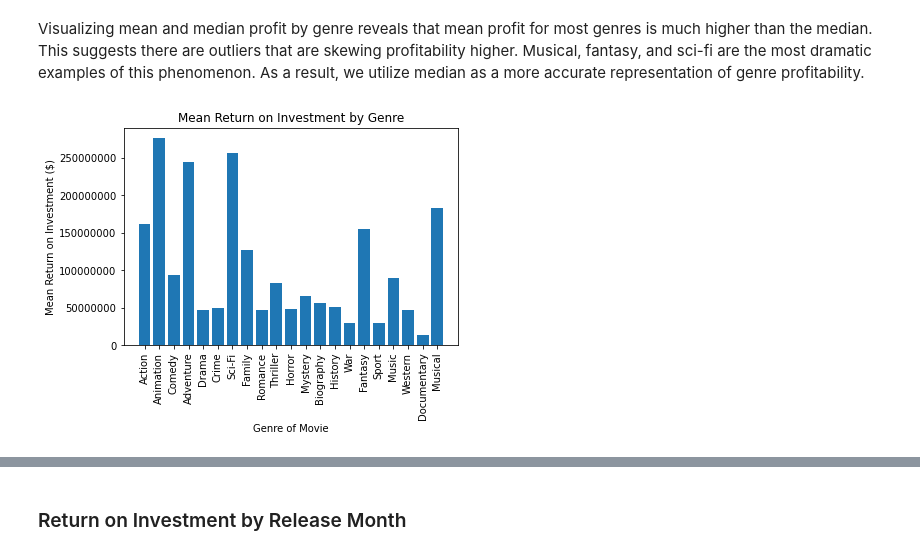
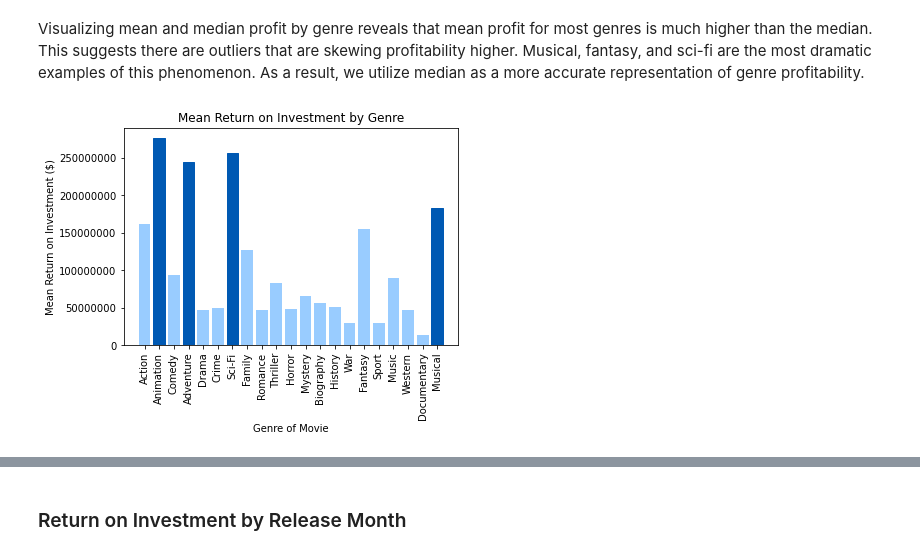
Before and after one commit to ThomasHChapman/p1_project, a Jupyter notebook: main_notebook.ipynb, the cells around one changed output, grey strips where cells are left out. Cells and saved outputs as stored; diff of their text form; code cells hidden in the pictures.

```diff
--- a/main_notebook.ipynb
+++ b/main_notebook.ipynb
@@ -369,11 +369,15 @@ genre_medians
 Visualizing mean and median profit by genre reveals that mean profit for most genres is much higher than the median. This suggests there are outliers that are skewing profitability higher. Musical, fantasy, and sci-fi are the most dramatic examples of this phenomenon. As a result, we utilize median as a more accurate representation of genre profitability.
 # %%
 avg_profit, ax = plt.subplots()
-ax.bar(x = list(genre_profits.keys()), height = list(genre_profits.values()));
+ret = ax.bar(x = list(genre_profits.keys()), height = list(genre_profits.values()), color = '#99CCFF');
+ret[1].set_color('#0059B3')
+ret[3].set_color('#0059B3')
+ret[6].set_color('#0059B3')
+ret[20].set_color('#0059B3')
 ax.tick_params(axis='x', labelrotation = 90);
 ax.ticklabel_format(axis='y',style='plain')
 ax.set_ylabel('Mean Return on Investment ($)');
 ax.set_xlabel('Genre of Movie');
 ax.set_title('Mean Return on Investment by Genre');
 # %% [output]
-[figure, old version]
+[figure, new version]
```
Also changed, not shown: parts of 9 cells of this notebook, 1 other file.
